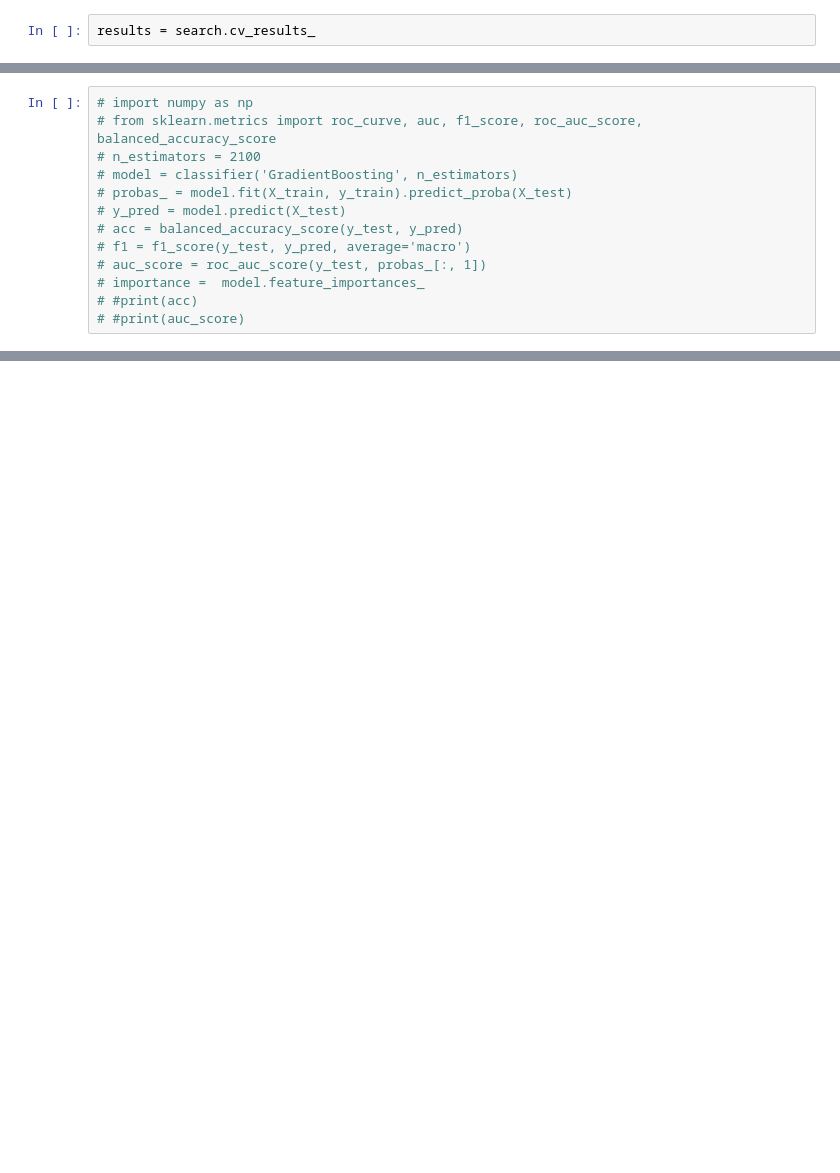
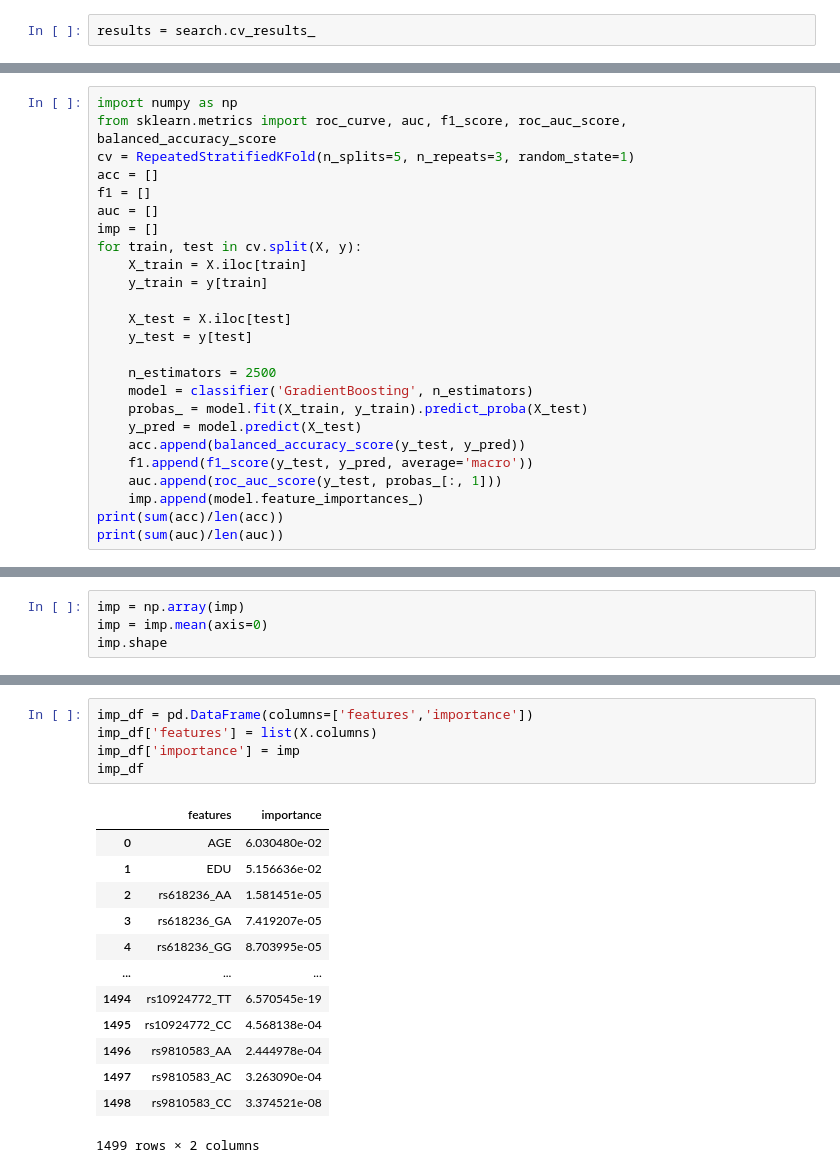
Before and after one commit to mvrl/ADNI_Genetics, a Jupyter notebook: Genomics/AD_classification_using_genomics.ipynb, the cells around one changed output, grey strips where cells are left out. Cells and saved outputs as stored; diff of their text form; blank space fills up the shorter version.

```diff
--- a/Genomics/AD_classification_using_genomics.ipynb
+++ b/Genomics/AD_classification_using_genomics.ipynb
@@ -280,13 +279,25 @@ Automatically created module for IPython interactive environment
 # %%
-# import numpy as np
-# from sklearn.metrics import roc_curve, auc, f1_score, roc_auc_score, balanced_accuracy_score
-# n_estimators = 2100
-# model = classifier('GradientBoosting', n_estimators)
-# probas_ = model.fit(X_train, y_train).predict_proba(X_test)
-# y_pred = model.predict(X_test)
-# acc = balanced_accuracy_score(y_test, y_pred)
-# f1 = f1_score(y_test, y_pred, average='macro')
-# auc_score = roc_auc_score(y_test, probas_[:, 1])
-# importance =  model.feature_importances_
-# #print(acc)
-# #print(auc_score)
+import numpy as np
+from sklearn.metrics import roc_curve, auc, f1_score, roc_auc_score, balanced_accuracy_score
+cv = RepeatedStratifiedKFold(n_splits=5, n_repeats=3, random_state=1)
+acc = []
+f1 = []
+auc = []
+imp = []
+for train, test in cv.split(X, y):
+    X_train = X.iloc[train]
+    y_train = y[train]
+
+    X_test = X.iloc[test]
+    y_test = y[test]
+
+    n_estimators = 2500
+    model = classifier('GradientBoosting', n_estimators)
+    probas_ = model.fit(X_train, y_train).predict_proba(X_test)
+    y_pred = model.predict(X_test)
+    acc.append(balanced_accuracy_score(y_test, y_pred))
+    f1.append(f1_score(y_test, y_pred, average='macro'))
+    auc.append(roc_auc_score(y_test, probas_[:, 1]))
+    imp.append(model.feature_importances_)
+print(sum(acc)/len(acc))
+print(sum(auc)/len(auc))
@@ -292,0 +307,4 @@ Automatically created module for IPython interactive environment
+# %%
+imp = np.array(imp)
+imp = imp.mean(axis=0)
+imp.shape
@@ -292,0 +324,19 @@ Automatically created module for IPython interactive environment
+# %%
+imp_df = pd.DataFrame(columns=['features','importance'])
+imp_df['features'] = list(X.columns)
+imp_df['importance'] = imp
+imp_df
+# %% [output]
+|  | features | importance |
+| 0 | AGE | 6.030480e-02 |
+| 1 | EDU | 5.156636e-02 |
+| 2 | rs618236_AA | 1.581451e-05 |
+| 3 | rs618236_GA | 7.419207e-05 |
+| 4 | rs618236_GG | 8.703995e-05 |
+| ... | ... | ... |
+| 1494 | rs10924772_TT | 6.570545e-19 |
+| 1495 | rs10924772_CC | 4.568138e-04 |
+| 1496 | rs9810583_AA | 2.444978e-04 |
+| 1497 | rs9810583_AC | 3.263090e-04 |
+| 1498 | rs9810583_CC | 3.374521e-08 |
+1499 rows × 2 columns
```
Also changed, not shown: parts of 16 cells of this notebook, 1 other file.
